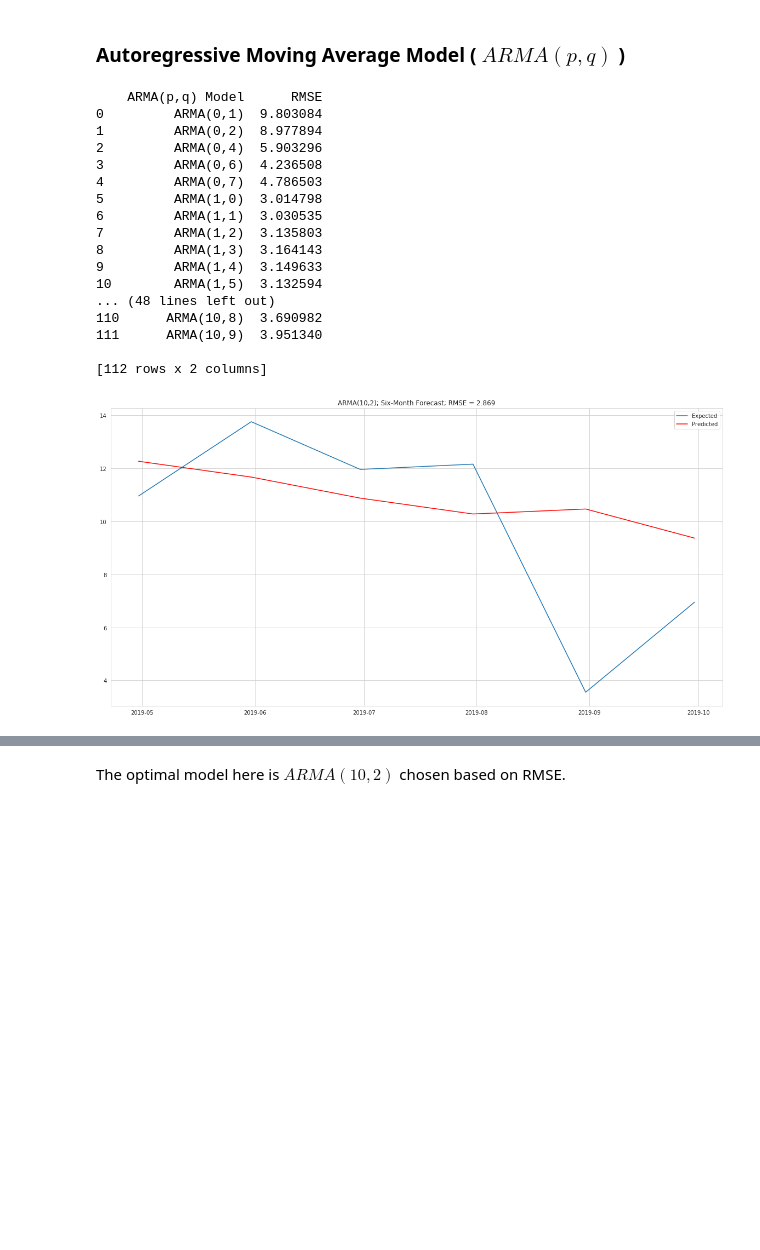
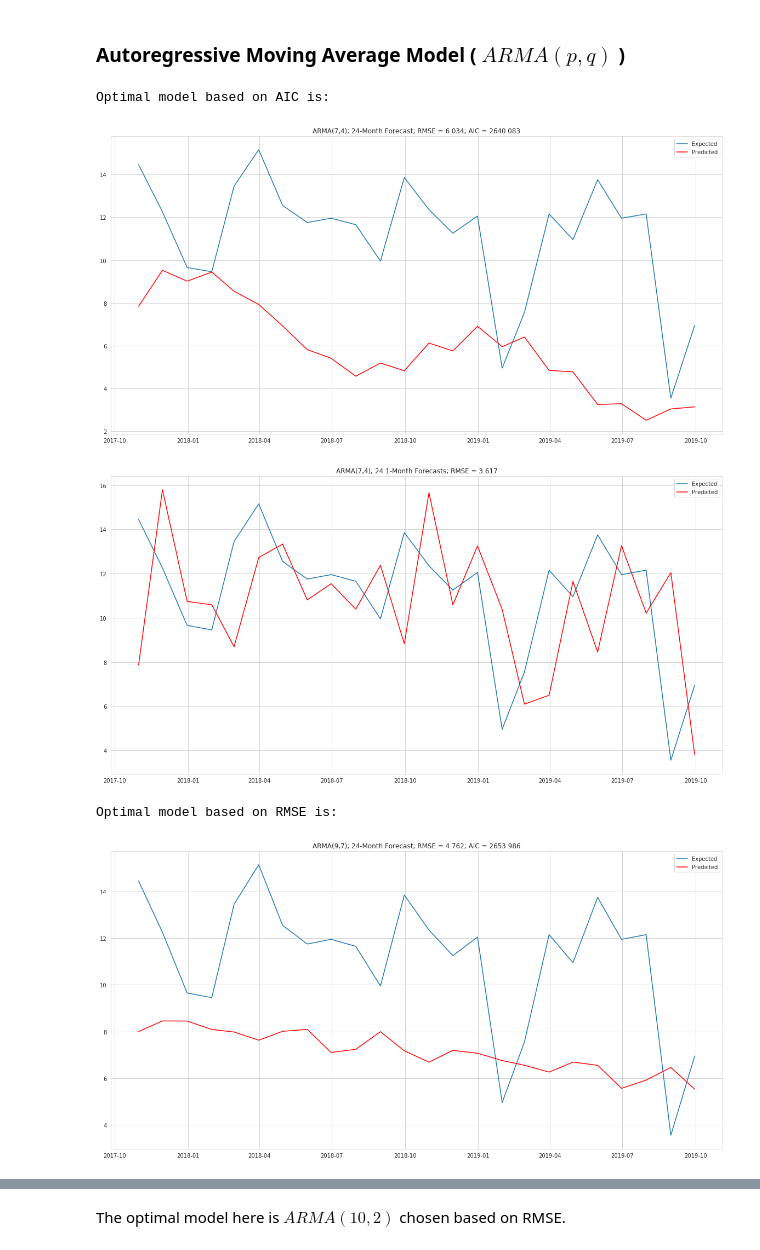
Before and after one commit to nt-ds/ckt-time-series-analysis, a Jupyter notebook: notebooks/Consumer Sentiment - Time Series Analysis.ipynb, the cells around one changed output, grey strips where cells are left out. Cells and saved outputs as stored; diff of their text form; code cells hidden in the pictures; blank space fills up the shorter version.

```diff
--- a/notebooks/Consumer Sentiment - Time Series Analysis.ipynb
+++ b/notebooks/Consumer Sentiment - Time Series Analysis.ipynb
@@ -351,23 +300,10 @@ Note that in this Autoregressive Model section, the optimal model is chosen usin
 # %% [markdown]
 ### Autoregressive Moving Average Model ( $ARMA(p,q)$ )
 # %%
-get_stats.Stats.ARMA_model(df_dm, maxp=10, maxq=10)
+arma_aic_preds_h_steps, arma_aic_rmse_h_steps, arma_aic_preds_1_step, arma_aic_rmse_1_step, arma_rmse_preds_h_steps, arma_rmse_rmse_h_steps, arma_rmse_preds_1_step, arma_rmse_rmse_1_step = get_stats.Stats.ARMA_model(df_dm, maxp=10, maxq=10)
 # %% [output]
-    ARMA(p,q) Model      RMSE
-0         ARMA(0,1)  9.803084
-1         ARMA(0,2)  8.977894
-2         ARMA(0,4)  5.903296
-3         ARMA(0,6)  4.236508
-4         ARMA(0,7)  4.786503
-5         ARMA(1,0)  3.014798
-6         ARMA(1,1)  3.030535
-7         ARMA(1,2)  3.135803
-8         ARMA(1,3)  3.164143
-9         ARMA(1,4)  3.149633
-10        ARMA(1,5)  3.132594
-... (48 lines left out)
-110      ARMA(10,8)  3.690982
-111      ARMA(10,9)  3.951340
-
-[112 rows x 2 columns]
+Optimal model based on AIC is:
-[figure, old version]
+[figure, new version]
+[figure, added]
+Optimal model based on RMSE is:
+[figure, added]
```
Also changed, not shown: parts of 16 cells of this notebook.
